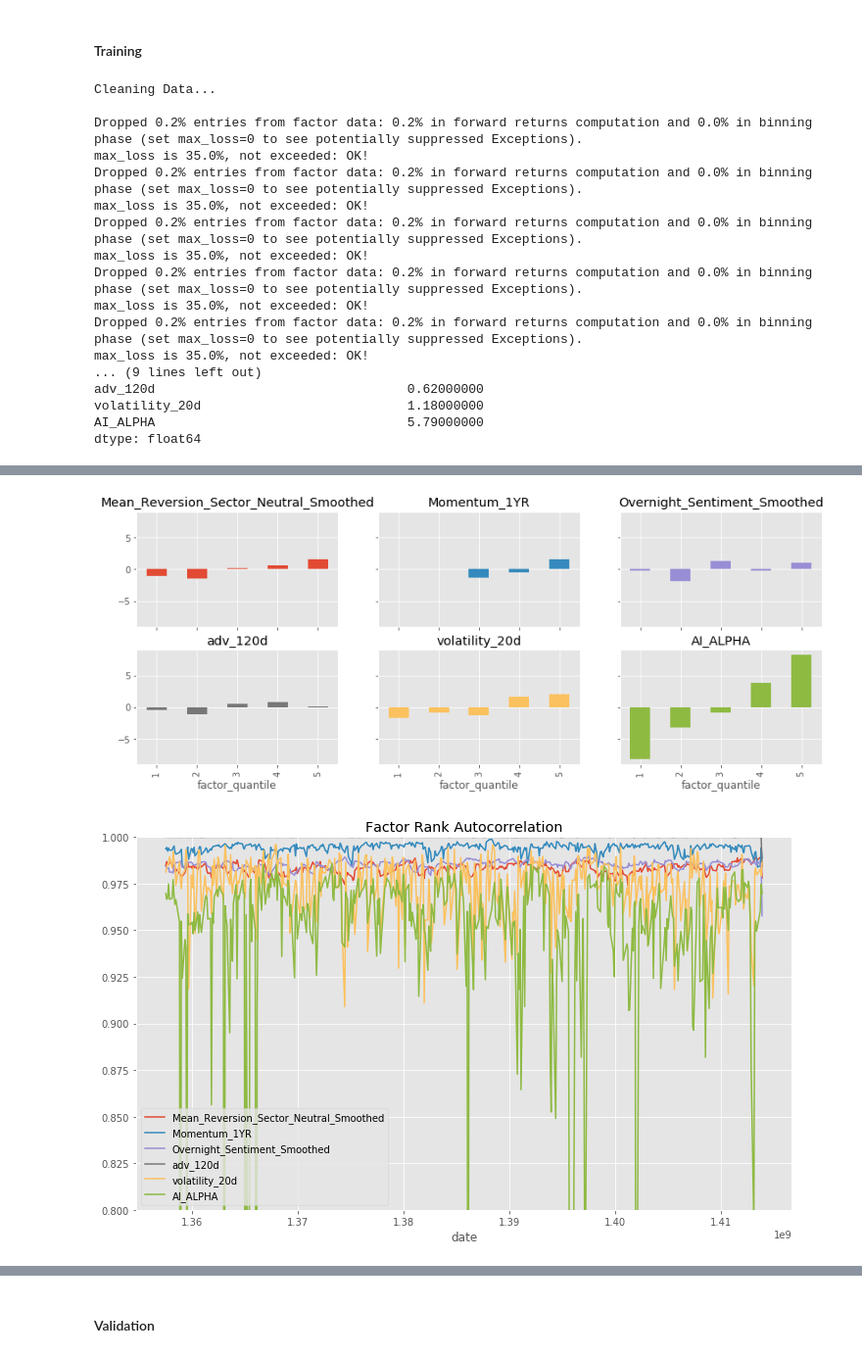
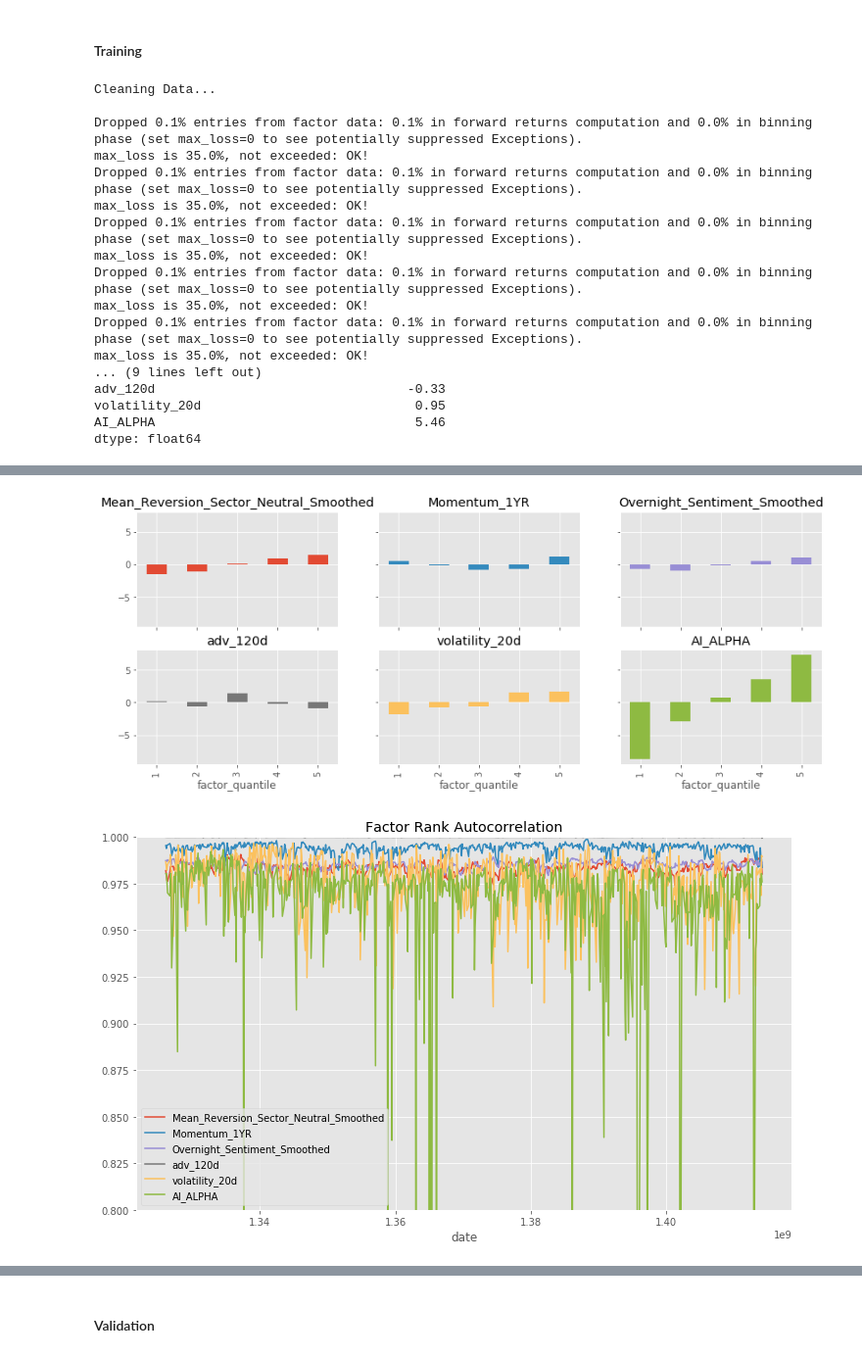
Before and after one commit to yukit-k/ai-alpha, a Jupyter notebook: ai-alpha.ipynb, the cells around one changed output, grey strips where cells are left out. Shown at 98% size. Drawn from its saved outputs; the diff is of its cells as text; code cells hidden in the pictures.

```diff
--- a/ai-alpha.ipynb
+++ b/ai-alpha.ipynb
@@ -712,9 +718,9 @@ def train_valid_test_split(all_x, all_y, train_size, valid_size, test_size):
     assert train_size >= 0 and train_size <= 1.0
     assert valid_size >= 0 and valid_size <= 1.0
     assert test_size >= 0 and test_size <= 1.0
-    assert train_size + valid_size + test_size == 1.0
+    assert train_size + valid_size + test_size >= 0.9999
+    assert train_size + valid_size + test_size <= 1.0001
 
-    # TODO: Implement
     train_size_loc = int(all_x.shape[0]*train_size)
     valid_size_loc = int(all_x.shape[0]*valid_size) + train_size_loc
 
@@ -740,7 +746,7 @@ temp = all_factors.dropna().copy()
 X = temp[features]
 y = temp[target_label]
 
-X_train, X_valid, X_test, y_train, y_valid, y_test = train_valid_test_split(X, y, 0.6, 0.2, 0.2)
+X_train, X_valid, X_test, y_train, y_valid, y_test = train_valid_test_split(X, y, 0.7, 0.2, 0.1)
 
 X_train.head()
 # %% [output]
@@ -804,7 +830,7 @@ clf_parameters = {
     'oob_score': True,
     'n_jobs': -1,
     'random_state': clf_random_state}
-n_trees_l = [50, 100, 250, 500, 1000]
+n_trees_l = [50, 100, 150, 250, 350, 500, 750, 1000]
 # %% [markdown]
 #### Train the model
 # %%
@@ -890,8 +914,8 @@ all_pricing = get_pricing(
     factor_start_date,
     universe_end_date)
 
-def plot_factor_returns(factor_returns):
-    (1 + factor_returns).cumprod().plot(ylim=(0.9, 1.5), figsize=(12,7))
+def plot_factor_returns(factor_returns, ymin, ymax):
+    (1 + factor_returns).cumprod().plot(ylim=(ymin, ymax), figsize=(12,7))
 
 def plot_qr_factor_returns(qr_factor_returns):
     (10000*qr_factor_returns).plot.bar(
@@ -916,7 +940,7 @@ def plot_factor_rank_autocorrelation(factor_data):
 
     ls_FRA.plot(title="Factor Rank Autocorrelation", ylim=(0.8, 1.0), figsize=(12,7))
 
-def show_sample_results(data, samples, classifier, factors, pricing=all_pricing):
+def show_sample_results(data, samples, classifier, factors, ymin=0.9, ymax=1.5, pricing=all_pricing):
     # Calculate the Alpha Score
     prob_array=[-1,1]
     alpha_score = classifier.predict_proba(samples).dot(np.array(prob_array))
@@ -939,7 +963,7 @@ def show_sample_results(data, samples, classifier, factors, pricing=all_pricing)
     # Show Results
     print('             Sharpe Ratios')
     print(sharpe_ratio.round(2))
-    plot_factor_returns(factor_returns)
+    plot_factor_returns(factor_returns, ymin, ymax)
     plot_qr_factor_returns(qr_factor_returns)
     plot_factor_rank_autocorrelation(factor_data)
 
@@ -954,22 +978,22 @@ factor_names = [
 # %% [markdown]
 #### Training
 # %%
-result_factors = show_sample_results(all_factors, X_train, clf, factor_names)
+result_factors_train = show_sample_results(all_factors, X_train, clf, factor_names)
 # %% [output]
 Cleaning Data...
 
-Dropped 0.2% entries from factor data: 0.2% in forward returns computation and 0.0% in binning phase (set max_loss=0 to see potentially suppressed Exceptions).
+Dropped 0.1% entries from factor data: 0.1% in forward returns computation and 0.0% in binning phase (set max_loss=0 to see potentially suppressed Exceptions).
 max_loss is 35.0%, not exceeded: OK!
-Dropped 0.2% entries from factor data: 0.2% in forward returns computation and 0.0% in binning phase (set max_loss=0 to see potentially suppressed Exceptions).
+Dropped 0.1% entries from factor data: 0.1% in forward returns computation and 0.0% in binning phase (set max_loss=0 to see potentially suppressed Exceptions).
 max_loss is 35.0%, not exceeded: OK!
-Dropped 0.2% entries from factor data: 0.2% in forward returns computation and 0.0% in binning phase (set max_loss=0 to see potentially suppressed Exceptions).
+Dropped 0.1% entries from factor data: 0.1% in forward returns computation and 0.0% in binning phase (set max_loss=0 to see potentially suppressed Exceptions).
 max_loss is 35.0%, not exceeded: OK!
-Dropped 0.2% entries from factor data: 0.2% in forward returns computation and 0.0% in binning phase (set max_loss=0 to see potentially suppressed Exceptions).
+Dropped 0.1% entries from factor data: 0.1% in forward returns computation and 0.0% in binning phase (set max_loss=0 to see potentially suppressed Exceptions).
 max_loss is 35.0%, not exceeded: OK!
-Dropped 0.2% entries from factor data: 0.2% in forward returns computation and 0.0% in binning phase (set max_loss=0 to see potentially suppressed Exceptions).
+Dropped 0.1% entries from factor data: 0.1% in forward returns computation and 0.0% in binning phase (set max_loss=0 to see potentially suppressed Exceptions).
 max_loss is 35.0%, not exceeded: OK!
 ... (9 lines left out)
-adv_120d                                 0.62000000
-volatility_20d                           1.18000000
-AI_ALPHA                                 5.79000000
+adv_120d                                 -0.33
+volatility_20d                            0.95
+AI_ALPHA                                  5.46
 dtype: float64
@@ -977,3 +1001,3 @@ dtype: float64
-[figure, old version]
+[figure, new version]
-[figure, old version]
+[figure, new version]
 # %%
```
Also changed, not shown: parts of 43 cells of this notebook, 1 other file.
